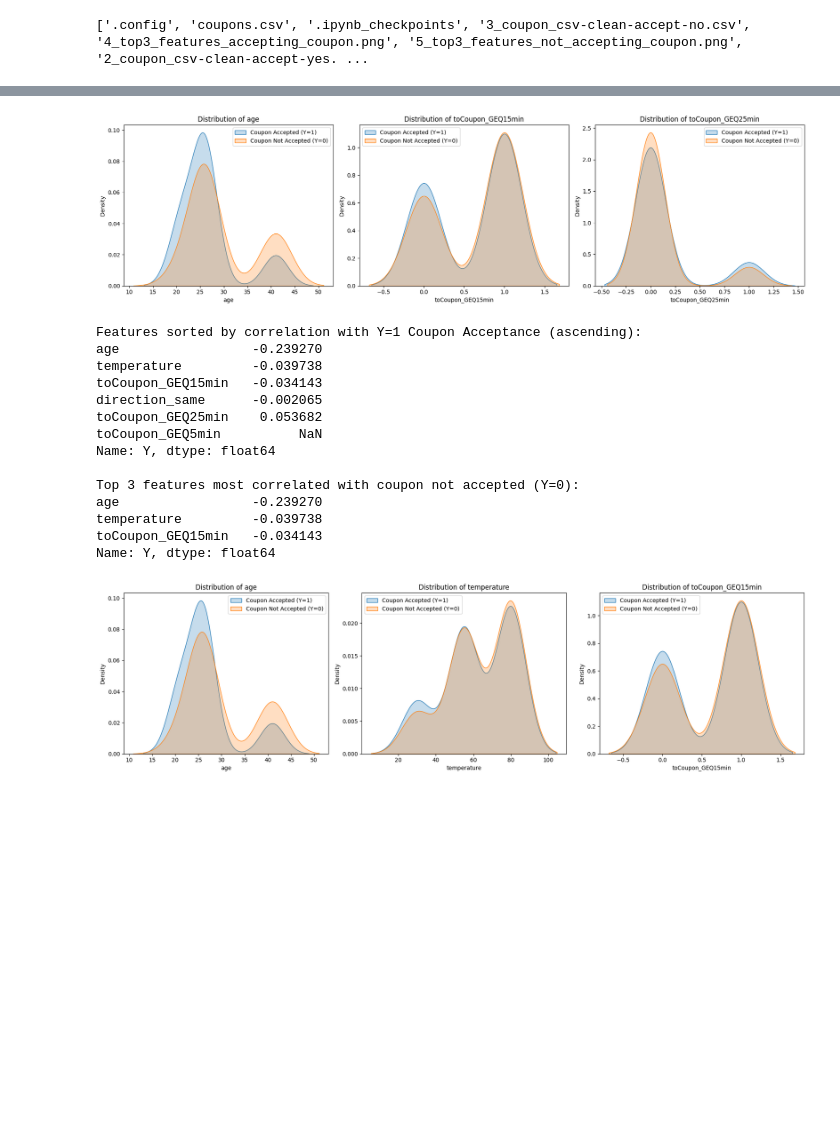
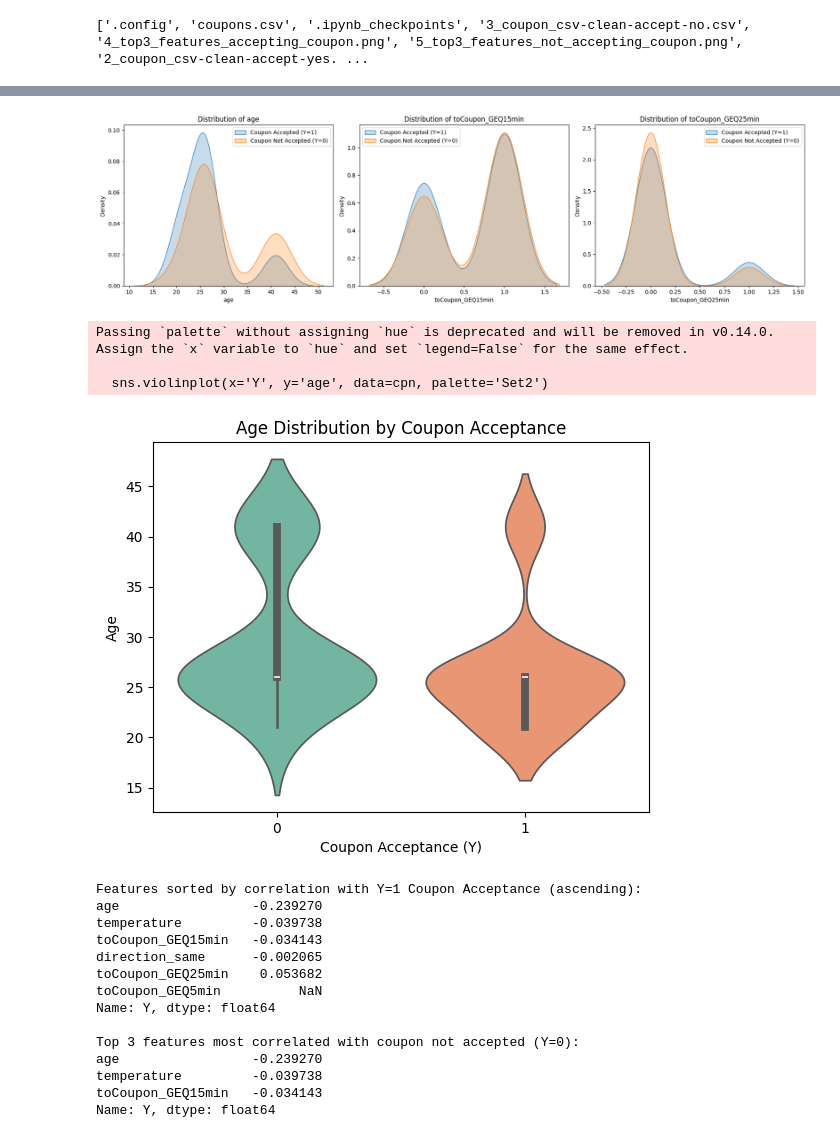
Before and after one commit to cfphpflex/AI-ML, a Jupyter notebook: UCB_5_1_Coupon_Study_EmilianoGaytan.ipynb, the cells around one changed output, grey strips where cells are left out. Cells and saved outputs as stored; diff of their text form; code cells hidden in the pictures; blank space fills up the shorter version.

```diff
--- a/UCB_5_1_Coupon_Study_EmilianoGaytan.ipynb
+++ b/UCB_5_1_Coupon_Study_EmilianoGaytan.ipynb
@@ -118,7 +118,7 @@ print(corr_features)
 # - **toCoupon_GEQ15min**
 # - **toCoupon_GEQ25min**
 #
-#  see: Plots of distribution for these features ( both coupon acceptance/rejection ).
+#  see: KDE & Violin Plots of distribution for these features ( both coupon acceptance/rejection ).
 
 # %% [PLOTS Seaborn  kdeplot]
 features_to_plot = ['age', 'toCoupon_GEQ15min', 'toCoupon_GEQ25min']
@@ -134,6 +134,13 @@ for i, feature in enumerate(features_to_plot):
     plt.legend()
 plt.tight_layout()
 plt.savefig("./4_top3_features_accepting_coupon.png")  # Save plot
+plt.show()
+
+# Violin plot confirms age correlation to coupon
+sns.violinplot(x='Y', y='age', data=cpn, palette='Set2')
+plt.title("Age Distribution by Coupon Acceptance")
+plt.xlabel("Coupon Acceptance (Y)")
+plt.ylabel("Age")
 plt.show()
 
 # %% [markdown]
@@ -187,48 +194,55 @@ plt.show()
 #
 # explore categorical variables and their relation to coupon acceptance using count plots.
 
+
 # %% [code]
 cat_cols = ['car', 'coupon', 'CoffeeHouse', 'CarryAway', 'RestaurantLessThan20', 'Restaurant20To50']
 for col in cat_cols:
     plt.figure(figsize=(6,4))
     sns.countplot(x=col, hue='Y', data=cpn)
     plt.title(f"{col} vs. Coupon Acceptance (Y)")
     plt.xlabel(col)
     plt.ylabel("Count")
     plt.legend(title='Coupon Status', labels=['Not Accepted (Y=0)', 'Accepted (Y=1)'])
     plt.show()
+
+import seaborn as sns
+import matplotlib.pyplot as plt
 # %% [output]
 Overall Correlation with Y=1 Acceptanc
 Y                    1.000000
 toCoupon_GEQ25min    0.053682
 direction_same      -0.002065
 toCoupon_GEQ15min   -0.034143
 temperature         -0.039738
 age                 -0.239270
 toCoupon_GEQ5min          NaN
 Name: Y, dtype: float64
 
 Features sorted by absolute correlation with Y:
 age                  0.239270
 toCoupon_GEQ25min    0.053682
 temperature          0.039738
 toCoupon_GEQ15min    0.034143
 direction_same       0.002065
 toCoupon_GEQ5min          NaN
 Name: Y, dtype: float64
 [figure]
-Features sorted by correlation with Y=1 Coupon Acceptance (ascending):
-age                 -0.239270
-temperature         -0.039738
-toCoupon_GEQ15min   -0.034143
-direction_same      -0.002065
-toCoupon_GEQ25min    0.053682
-toCoupon_GEQ5min          NaN
-Name: Y, dtype: float64
+Passing `palette` without assigning `hue` is deprecated and will be removed in v0.14.0. Assign the `x` variable to `hue` and set `legend=False` for the same effect.
 
-Top 3 features most correlated with coupon not accepted (Y=0):
-age                 -0.239270
-temperature         -0.039738
-toCoupon_GEQ15min   -0.034143
-Name: Y, dtype: float64
+  sns.violinplot(x='Y', y='age', data=cpn, palette='Set2')
-[figure, old version]
+[figure, new version]
+Features sorted by correlation with Y=1 Coupon Acceptance (ascending):
+age                 -0.239270
+temperature         -0.039738
+toCoupon_GEQ15min   -0.034143
+direction_same      -0.002065
+toCoupon_GEQ25min    0.053682
+toCoupon_GEQ5min          NaN
+Name: Y, dtype: float64
+
+Top 3 features most correlated with coupon not accepted (Y=0):
+age                 -0.239270
+temperature         -0.039738
+toCoupon_GEQ15min   -0.034143
+Name: Y, dtype: float64
```
Also changed, not shown: parts of 1 cell of this notebook.
